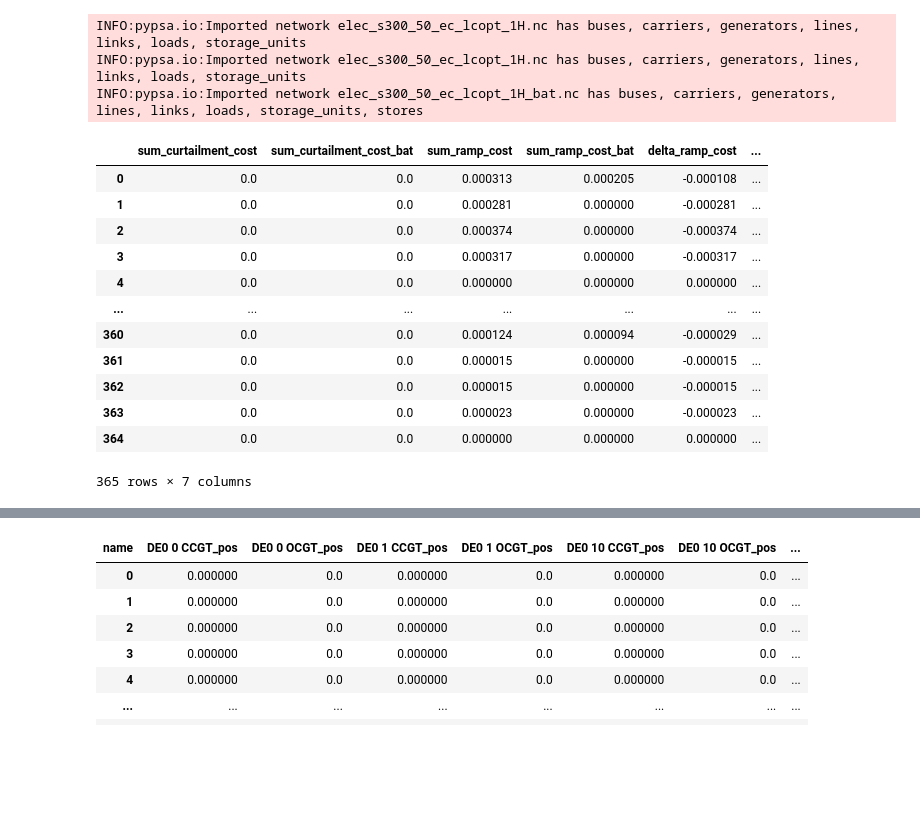
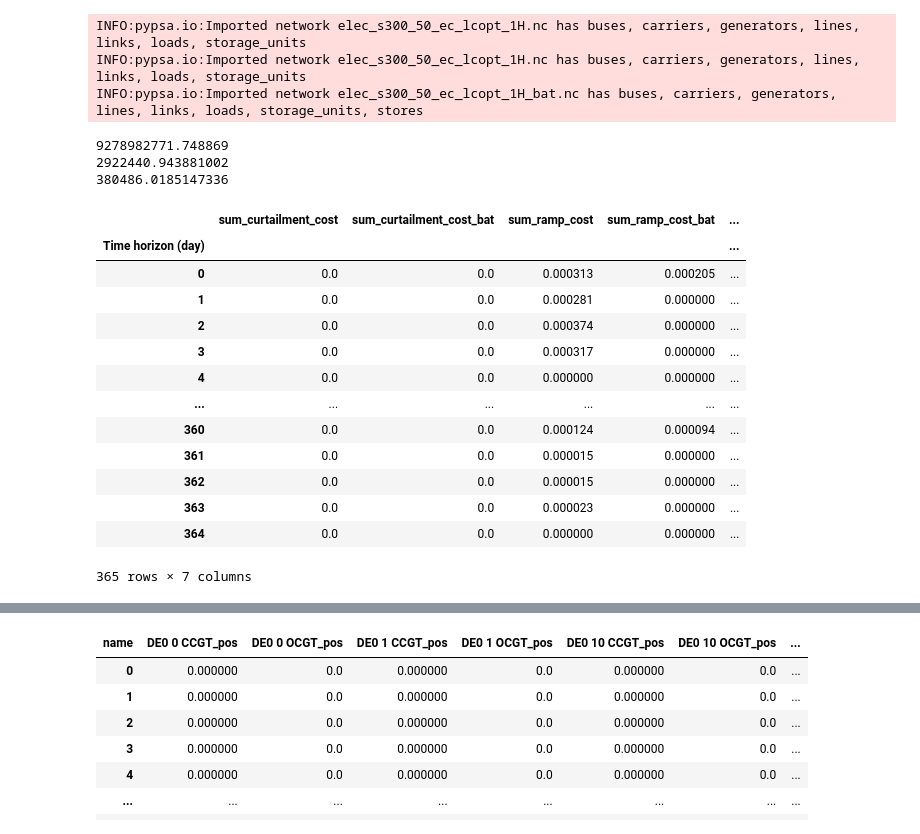
Before and after one commit to WillemDafoe42/pypsa-eur, a Jupyter notebook: Jupyter Notebook/Pypsa-eur analysis.ipynb, the cells around one changed output, grey strips where cells are left out. Saved outputs shown, nothing was run; the diff lists cells and outputs as text; code cells hidden in the pictures; blank space fills up the shorter version.

```diff
--- a/Jupyter Notebook/Pypsa-eur analysis.ipynb
+++ b/Jupyter Notebook/Pypsa-eur analysis.ipynb
@@ -7,6 +7,7 @@ import cartopy.crs as ccrs
 import pandas as pd
 import numpy as np
 import pickle as pkl
+from sklearn.preprocessing import MinMaxScaler
 import glob
 
 plt.style.use ("bmh")
@@ -24,7 +25,7 @@ from sklearn_extra.cluster import KMedoids
 
 # Display options
 pd.set_option('display.max_columns', None)
-pd.set_option('display.max_rows', 20)
+pd.set_option('display.max_rows', 365)
 # %%
 def set_parameters_from_optimized(n, n_optim):
     '''
@@ -961,46 +962,51 @@ df_ramp_cost_bat["sum_ramp_cost_bat"] = df_ramp_cost_bat.sum(axis = 1)
 # df_ramp_cost_bat = df_ramp_cost_bat.append(df_ramp_cost_bat.sum(axis = 0), ignore_index=True)
 
 # negative redispatch cost
 df_marginal_cost = network_rd.generators_t.marginal_cost.round(2)
 df_marginal_cost_bat = network_rd_bat.generators_t.marginal_cost.round(2)
 df_curtail = df_rd_p[[column for column in list(df_rd_p) if "neg" in column]]
 df_curtail_bat = df_rd_p_bat[[column for column in list(df_rd_p_bat) if "neg" in column]]
 df_curtail_cost = df_curtail * df_marginal_cost
 df_curtail_cost_bat = df_curtail_bat * df_marginal_cost_bat
 # add sums
 df_curtail_cost["sum_curtailment_cost"] = df_curtail_cost.sum(axis = 1)
 df_curtail_cost_bat["sum_curtailment_cost_bat"] = df_curtail_cost_bat.sum(axis = 1)
 # df_curtail_cost = df_curtail_cost.append(df_curtail_cost.sum(axis = 0), ignore_index=True)
 # df_curtail_cost_bat = df_curtail_cost_bat.append(df_curtail_cost_bat.sum(axis = 0), ignore_index=True)
 
 
 # df for comparison bat vs. no bat
 df_obj = pd.concat([df_curtail_cost["sum_curtailment_cost"],
                               df_curtail_cost_bat["sum_curtailment_cost_bat"],
                               df_ramp_cost["sum_ramp_cost"],
                               df_ramp_cost_bat["sum_ramp_cost_bat"]], axis = 1)
 df_obj["delta_ramp_cost"] = df_obj["sum_ramp_cost_bat"] - df_obj["sum_ramp_cost"]
 df_obj["delta_curtailment_cost"] = df_obj["sum_curtailment_cost_bat"].round(2) - \
                                              df_obj["sum_curtailment_cost"].round(2)
 df_obj["delta_rd_cost"] = df_obj["delta_curtailment_cost"] + df_obj["delta_ramp_cost"]
 
 # create dataframe for daily redispatch
 df_obj_day = df_obj.groupby(np.arange(len(df_obj))//24).sum()
+df_obj_day.index.rename("Time horizon (day)", inplace = True)
 display(df_obj_day)
 # %% [output]
+9278982771.748869
+2922440.943881002
+380486.0185147336
-|  | sum_curtailment_cost | sum_curtailment_cost_bat | sum_ramp_cost | sum_ramp_cost_bat | delta_ramp_cost | ... |
-| 0 | 0.0 | 0.0 | 0.000313 | 0.000205 | -0.000108 | ... |
-| 1 | 0.0 | 0.0 | 0.000281 | 0.000000 | -0.000281 | ... |
-| 2 | 0.0 | 0.0 | 0.000374 | 0.000000 | -0.000374 | ... |
-| 3 | 0.0 | 0.0 | 0.000317 | 0.000000 | -0.000317 | ... |
-| 4 | 0.0 | 0.0 | 0.000000 | 0.000000 | 0.000000 | ... |
-| ... | ... | ... | ... | ... | ... | ... |
-| 360 | 0.0 | 0.0 | 0.000124 | 0.000094 | -0.000029 | ... |
-| 361 | 0.0 | 0.0 | 0.000015 | 0.000000 | -0.000015 | ... |
-| 362 | 0.0 | 0.0 | 0.000015 | 0.000000 | -0.000015 | ... |
-| 363 | 0.0 | 0.0 | 0.000023 | 0.000000 | -0.000023 | ... |
-| 364 | 0.0 | 0.0 | 0.000000 | 0.000000 | 0.000000 | ... |
+|  | sum_curtailment_cost | sum_curtailment_cost_bat | sum_ramp_cost | sum_ramp_cost_bat | ... |
+| Time horizon (day) |  |  |  |  | ... |
+| 0 | 0.0 | 0.0 | 0.000313 | 0.000205 | ... |
+| 1 | 0.0 | 0.0 | 0.000281 | 0.000000 | ... |
+| 2 | 0.0 | 0.0 | 0.000374 | 0.000000 | ... |
+| 3 | 0.0 | 0.0 | 0.000317 | 0.000000 | ... |
+| 4 | 0.0 | 0.0 | 0.000000 | 0.000000 | ... |
+| ... | ... | ... | ... | ... | ... |
+| 360 | 0.0 | 0.0 | 0.000124 | 0.000094 | ... |
+| 361 | 0.0 | 0.0 | 0.000015 | 0.000000 | ... |
+| 362 | 0.0 | 0.0 | 0.000015 | 0.000000 | ... |
+| 363 | 0.0 | 0.0 | 0.000023 | 0.000000 | ... |
+| 364 | 0.0 | 0.0 | 0.000000 | 0.000000 | ... |
-365 rows × 7 columns
+365 rows × 7 columns
 # %%
 
 # Reduction of redispatch energy (positive and negative)
```
Also changed, not shown: parts of 1 cell of this notebook, 5 other files.
